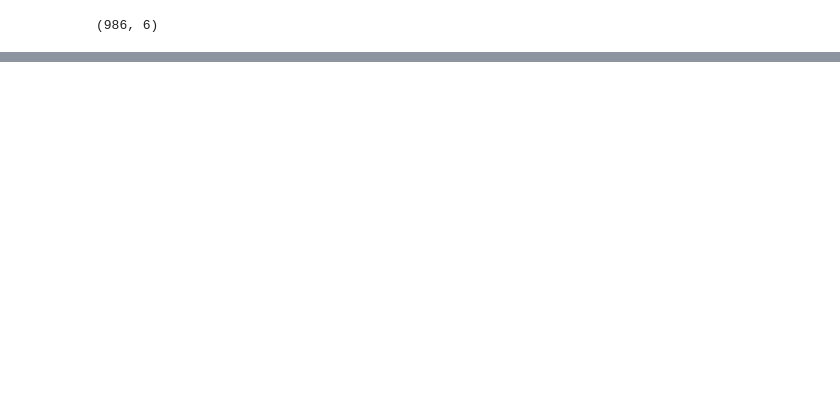
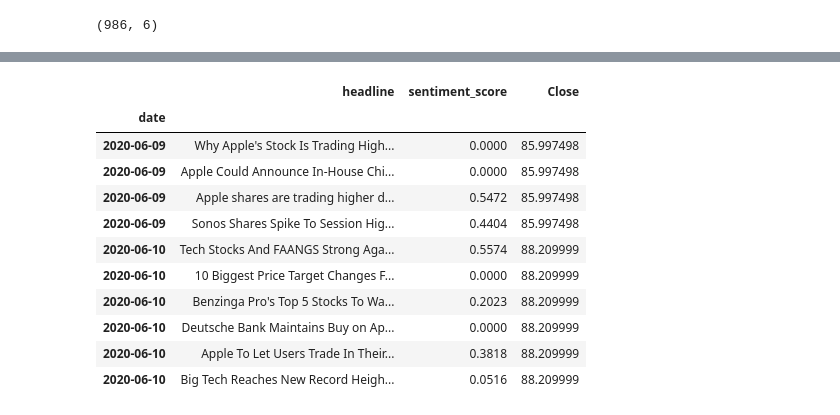
Before and after one commit to esmael-uta/Stock-Market-Data-and-Analysis, a Jupyter notebook: notebooks/AAPL _analysis.ipynb, the cells around one changed output, grey strips where cells are left out. Cells and saved outputs as stored; diff of their text form; code cells hidden in the pictures; blank space fills up the shorter version.

```diff
--- a/notebooks/AAPL _analysis.ipynb
+++ b/notebooks/AAPL _analysis.ipynb
@@ -558,0 +529,15 @@ merged_data1.head()
+# %%
+combined_data.head(10)
+# %% [output]
+|  | headline | sentiment_score | Close |
+| date |  |  |  |
+| 2020-06-09 | Why Apple's Stock Is Trading High... | 0.0000 | 85.997498 |
+| 2020-06-09 | Apple Could Announce In-House Chi... | 0.0000 | 85.997498 |
+| 2020-06-09 | Apple shares are trading higher d... | 0.5472 | 85.997498 |
+| 2020-06-09 | Sonos Shares Spike To Session Hig... | 0.4404 | 85.997498 |
+| 2020-06-10 | Tech Stocks And FAANGS Strong Aga... | 0.5574 | 88.209999 |
+| 2020-06-10 | 10 Biggest Price Target Changes F... | 0.0000 | 88.209999 |
+| 2020-06-10 | Benzinga Pro's Top 5 Stocks To Wa... | 0.2023 | 88.209999 |
+| 2020-06-10 | Deutsche Bank Maintains Buy on Ap... | 0.0000 | 88.209999 |
+| 2020-06-10 | Apple To Let Users Trade In Their... | 0.3818 | 88.209999 |
+| 2020-06-10 | Big Tech Reaches New Record Heigh... | 0.0516 | 88.209999 |
```
Also changed, not shown: parts of 25 cells of this notebook, 1 other file.
